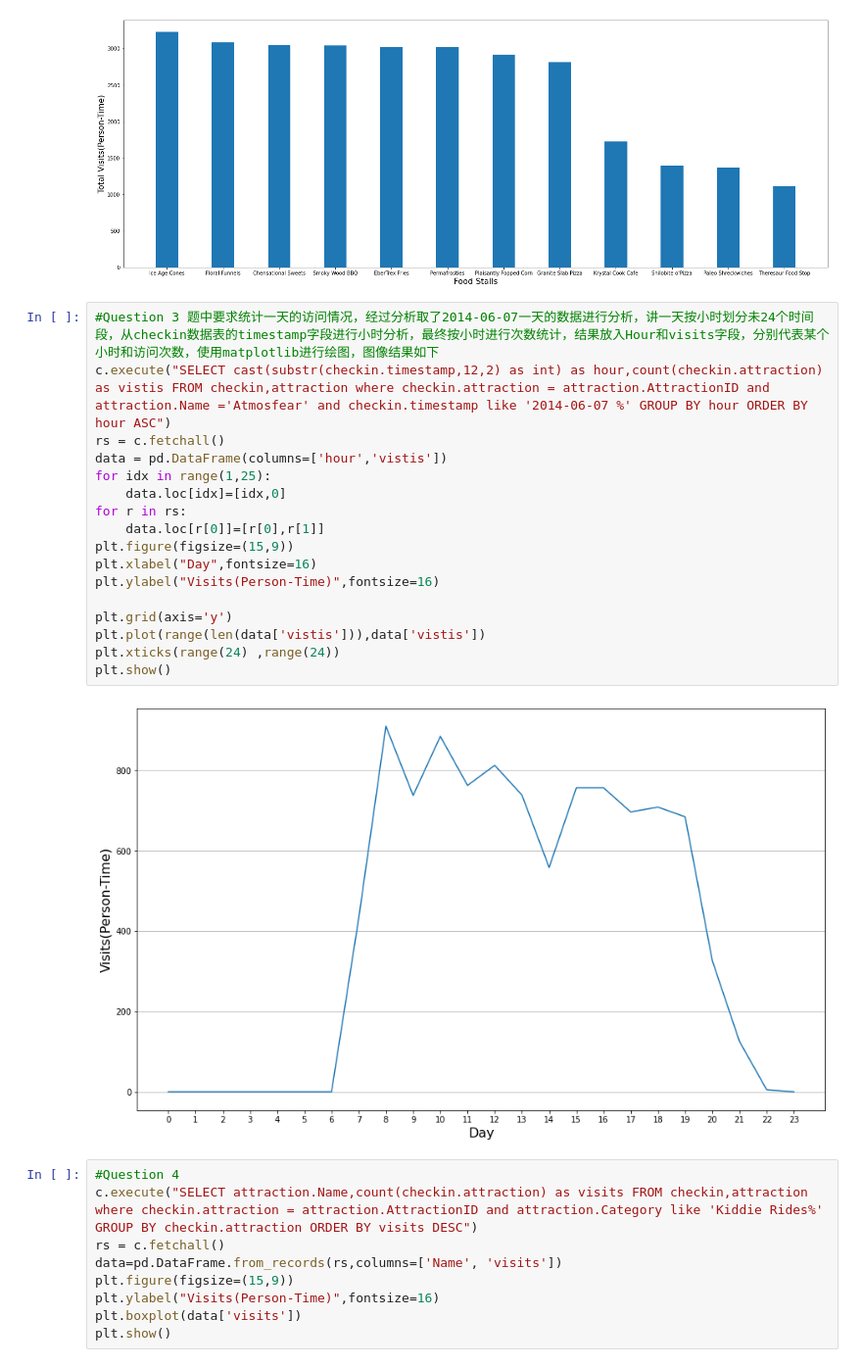
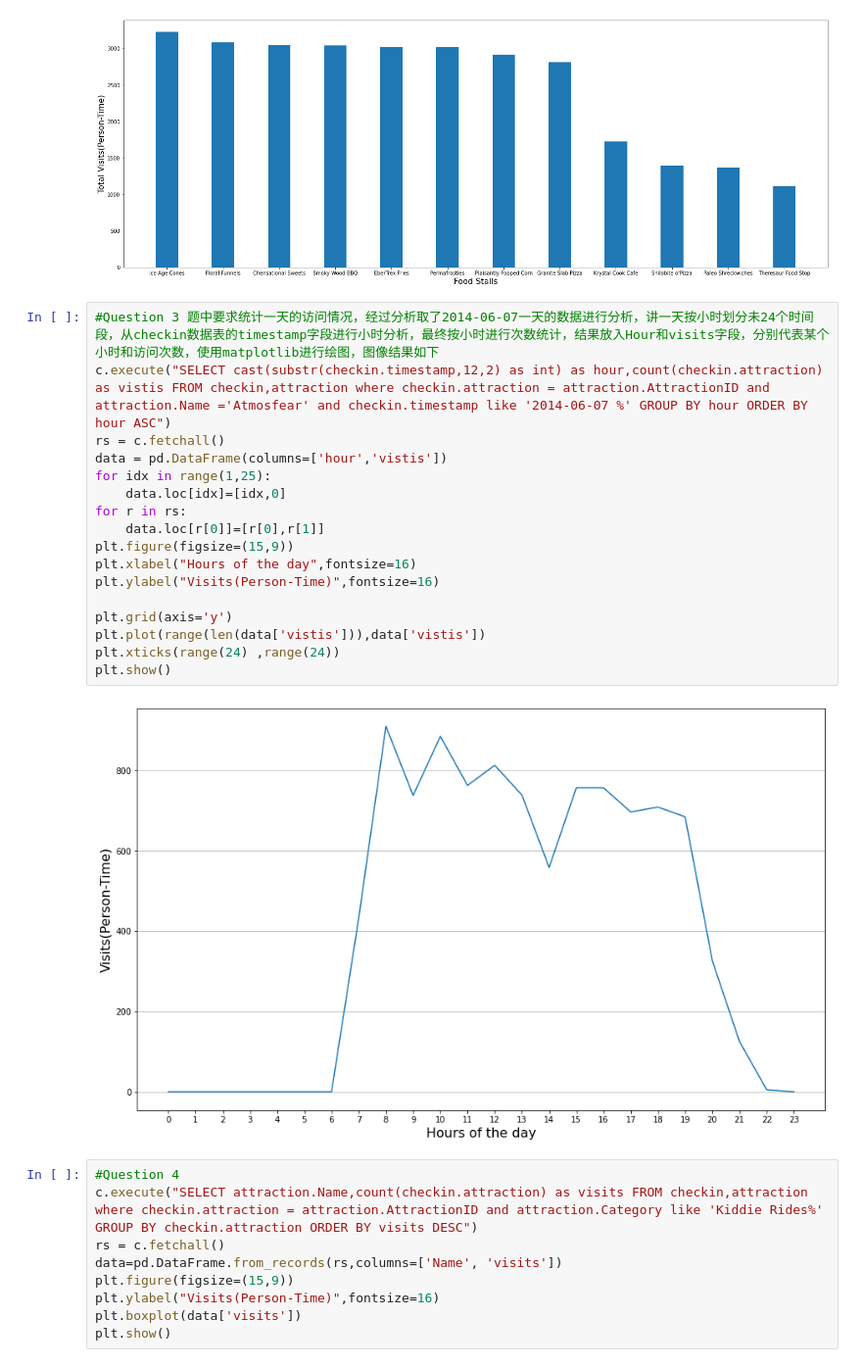
Before and after one commit to lxsfg/asu578, a Jupyter notebook: Assign1-XIAOFEILIU.ipynb, the cells around one changed output. Shown at 98% size. Drawn from its saved outputs; the diff is of its cells as text.

```diff
--- a/Assign1-XIAOFEILIU.ipynb
+++ b/Assign1-XIAOFEILIU.ipynb
@@ -34,22 +34,22 @@ plt.show()
 # %%
 #Question 3 题中要求统计一天的访问情况，经过分析取了2014-06-07一天的数据进行分析，讲一天按小时划分未24个时间段，从checkin数据表的timestamp字段进行小时分析，最终按小时进行次数统计，结果放入Hour和visits字段，分别代表某个小时和访问次数，使用matplotlib进行绘图，图像结果如下
 c.execute("SELECT cast(substr(checkin.timestamp,12,2) as int) as hour,count(checkin.attraction) as vistis FROM checkin,attraction where checkin.attraction = attraction.AttractionID and attraction.Name ='Atmosfear' and checkin.timestamp like '2014-06-07 %' GROUP BY hour ORDER BY hour ASC")
 rs = c.fetchall()
 data = pd.DataFrame(columns=['hour','vistis'])
 for idx in range(1,25):
     data.loc[idx]=[idx,0]
 for r in rs:
     data.loc[r[0]]=[r[0],r[1]]
 plt.figure(figsize=(15,9))
-plt.xlabel("Day",fontsize=16)
+plt.xlabel("Hours of the day",fontsize=16)
 plt.ylabel("Visits(Person-Time)",fontsize=16)
 
 plt.grid(axis='y')
 plt.plot(range(len(data['vistis'])),data['vistis'])
 plt.xticks(range(24) ,range(24))
 plt.show()
 # %% [output]
-[figure, old version]
+[figure, new version]
 # %%
 #Question 4
 c.execute("SELECT attraction.Name,count(checkin.attraction) as visits FROM checkin,attraction where checkin.attraction = attraction.AttractionID and attraction.Category like 'Kiddie Rides%' GROUP BY checkin.attraction ORDER BY visits DESC")
```
